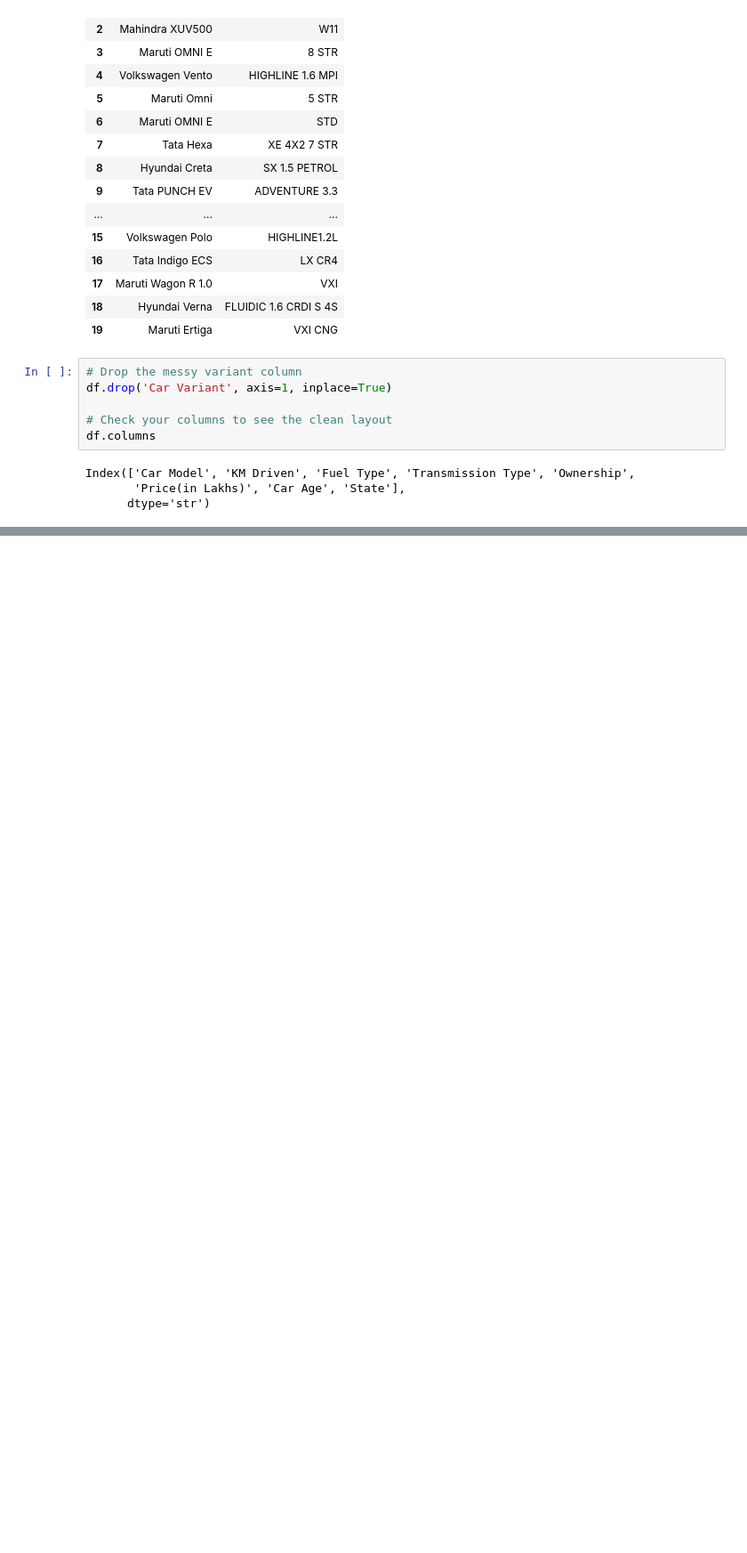
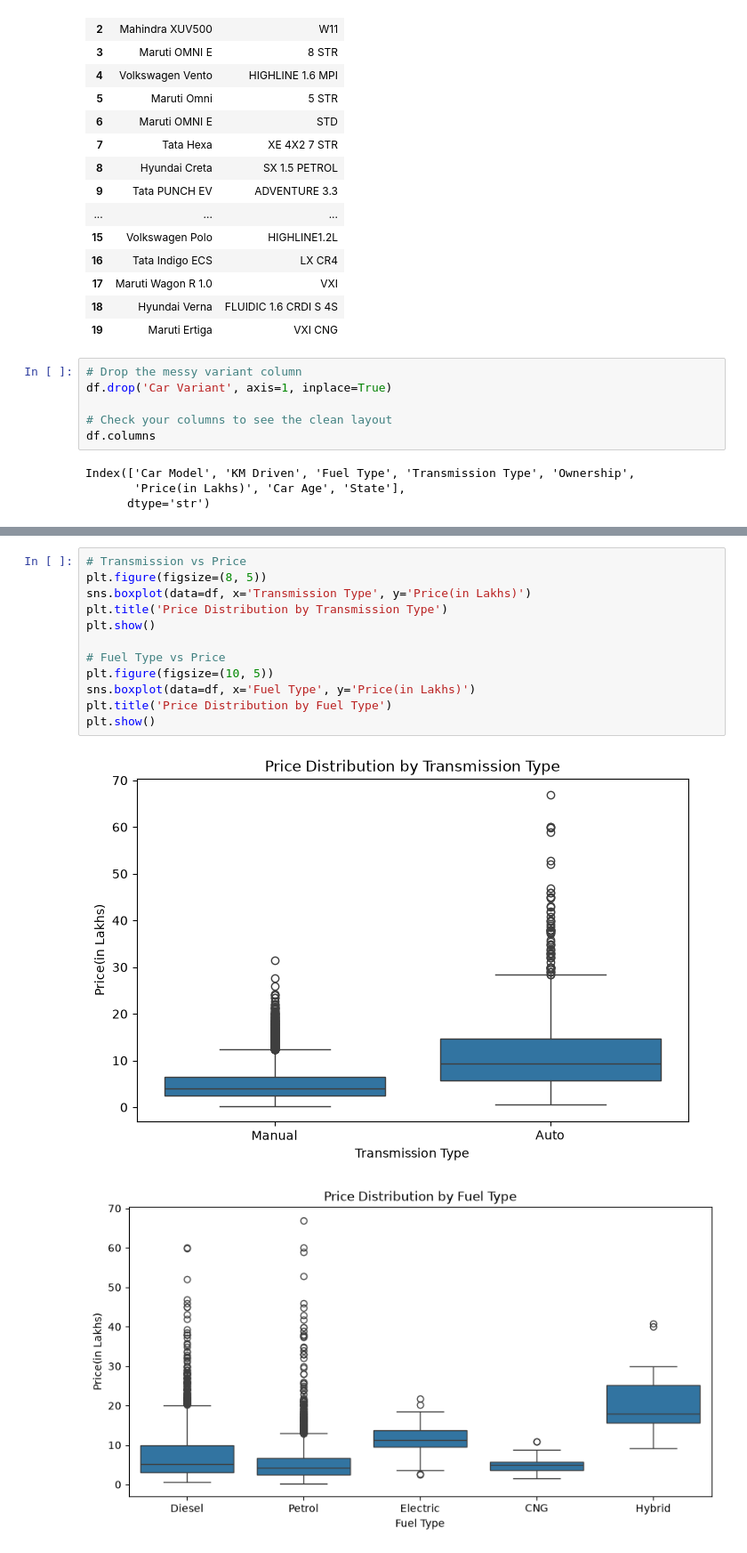
Before and after one commit to Dakshhhhh-ops/car-price-prediction, a Jupyter notebook: notebook.ipynb, the cells around one changed output, grey strips where cells are left out. Shown at 89% size. Saved outputs shown, nothing was run; the diff lists cells and outputs as text; blank space fills up the shorter version.

```diff
--- a/notebook.ipynb
+++ b/notebook.ipynb
@@ -497,0 +508,15 @@ Index(['Car Model', 'KM Driven', 'Fuel Type', 'Transmission Type', 'Ownership',
+# %%
+# Transmission vs Price
+plt.figure(figsize=(8, 5))
+sns.boxplot(data=df, x='Transmission Type', y='Price(in Lakhs)')
+plt.title('Price Distribution by Transmission Type')
+plt.show()
+
+# Fuel Type vs Price
+plt.figure(figsize=(10, 5))
+sns.boxplot(data=df, x='Fuel Type', y='Price(in Lakhs)')
+plt.title('Price Distribution by Fuel Type')
+plt.show()
+# %% [output]
+[figure, added]
+[figure, added]
```
Also changed, not shown: parts of 41 cells of this notebook, 2 other files.
